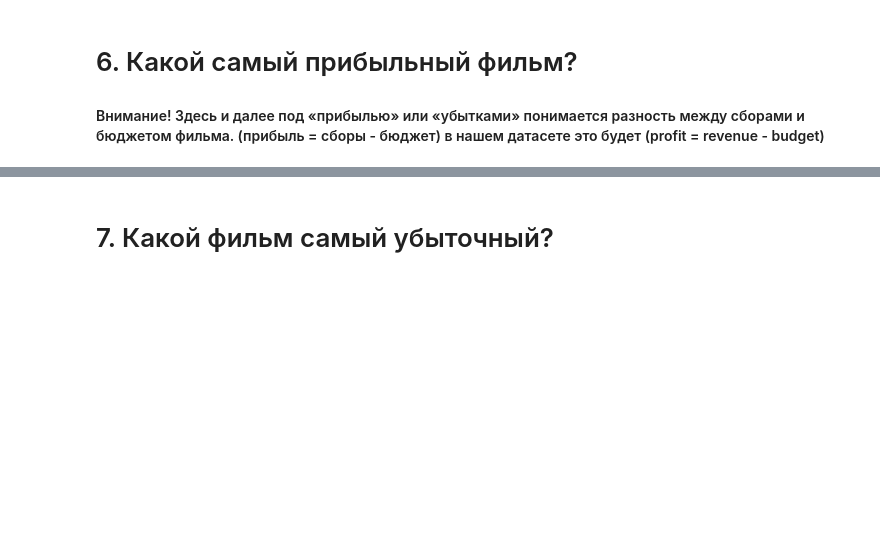
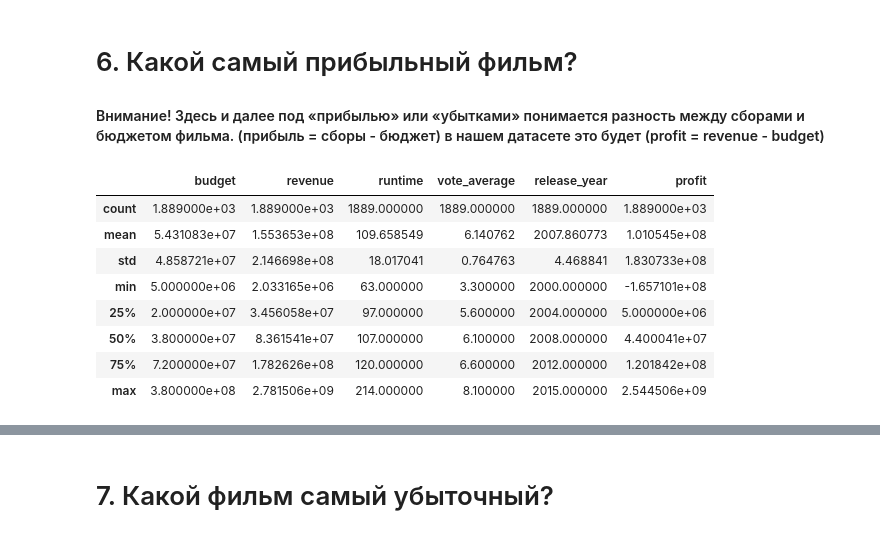
Before and after one commit to Ruslan-Lis/Skill_Factory, a Jupyter notebook: module_1/Movies_IMBD_v4.1_TEMPLATE.ipynb, the cells around one changed output, grey strips where cells are left out. Drawn from its saved outputs; the diff is of its cells as text; code cells hidden in the pictures; blank space fills up the shorter version.

```diff
--- a/module_1/Movies_IMBD_v4.1_TEMPLATE.ipynb
+++ b/module_1/Movies_IMBD_v4.1_TEMPLATE.ipynb
@@ -36,6 +36,8 @@ answers = {} # создадим словарь для ответов
 #the time given in the dataset is in string format.
 #So we need to change this in datetime format
 # ...
+# profit = revenue - budget
+data['profit'] = data.revenue - data.budget
 # %% [markdown]
 # 1. У какого фильма из списка самый большой бюджет?
 # %% [markdown]
@@ -76,3 +175,15 @@ answers['2'] = '...'
 #### Внимание! Здесь и далее под «прибылью» или «убытками» понимается разность между сборами и бюджетом фильма. (прибыль = сборы - бюджет) в нашем датасете это будет (profit = revenue - budget)
 # %%
 # лучше код получения столбца profit вынести в Предобработку что в начале
+# %%
+data.describe()
+# %% [output]
+|  | budget | revenue | runtime | vote_average | release_year | profit |
+| count | 1.889000e+03 | 1.889000e+03 | 1889.000000 | 1889.000000 | 1889.000000 | 1.889000e+03 |
+| mean | 5.431083e+07 | 1.553653e+08 | 109.658549 | 6.140762 | 2007.860773 | 1.010545e+08 |
+| std | 4.858721e+07 | 2.146698e+08 | 18.017041 | 0.764763 | 4.468841 | 1.830733e+08 |
+| min | 5.000000e+06 | 2.033165e+06 | 63.000000 | 3.300000 | 2000.000000 | -1.657101e+08 |
+| 25% | 2.000000e+07 | 3.456058e+07 | 97.000000 | 5.600000 | 2004.000000 | 5.000000e+06 |
+| 50% | 3.800000e+07 | 8.361541e+07 | 107.000000 | 6.100000 | 2008.000000 | 4.400041e+07 |
+| 75% | 7.200000e+07 | 1.782626e+08 | 120.000000 | 6.600000 | 2012.000000 | 1.201842e+08 |
+| max | 3.800000e+08 | 2.781506e+09 | 214.000000 | 8.100000 | 2015.000000 | 2.544506e+09 |
```
Also changed, not shown: parts of 29 cells of this notebook.
